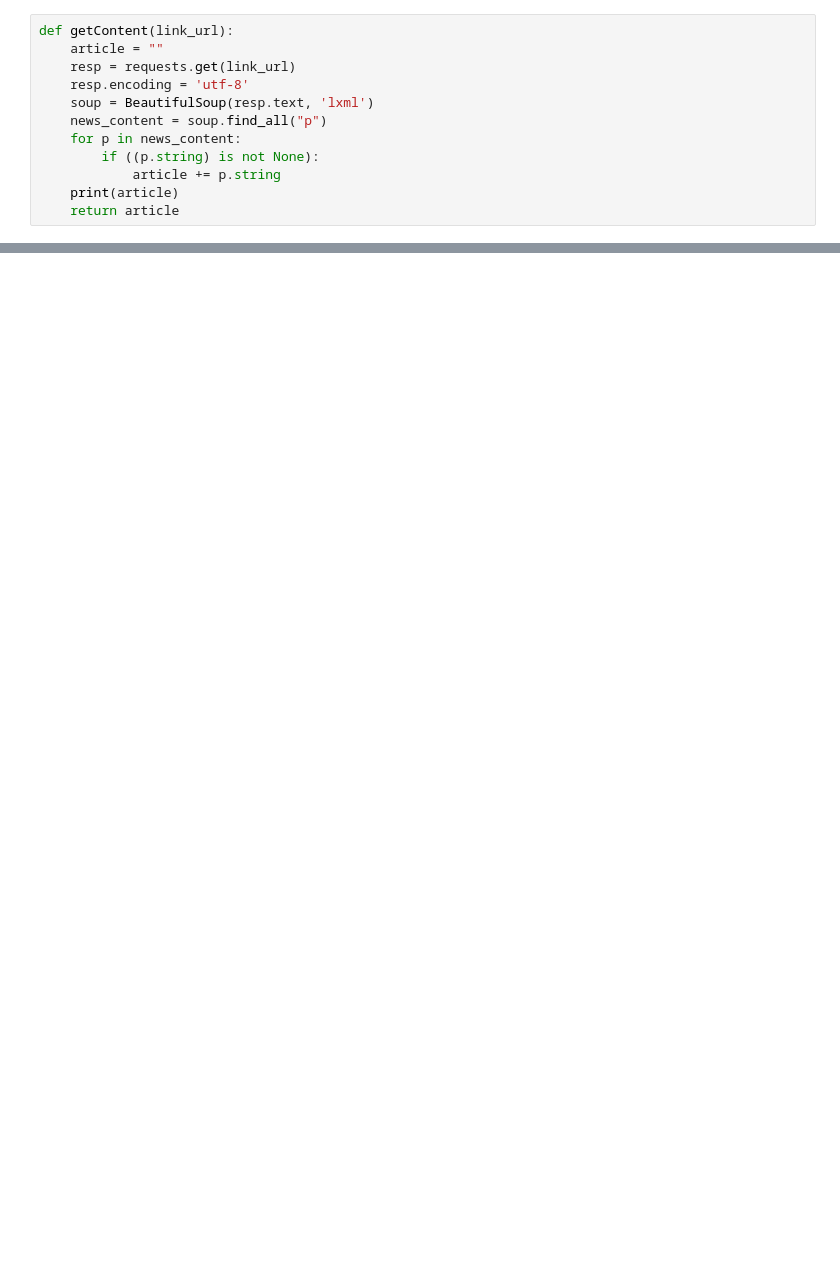
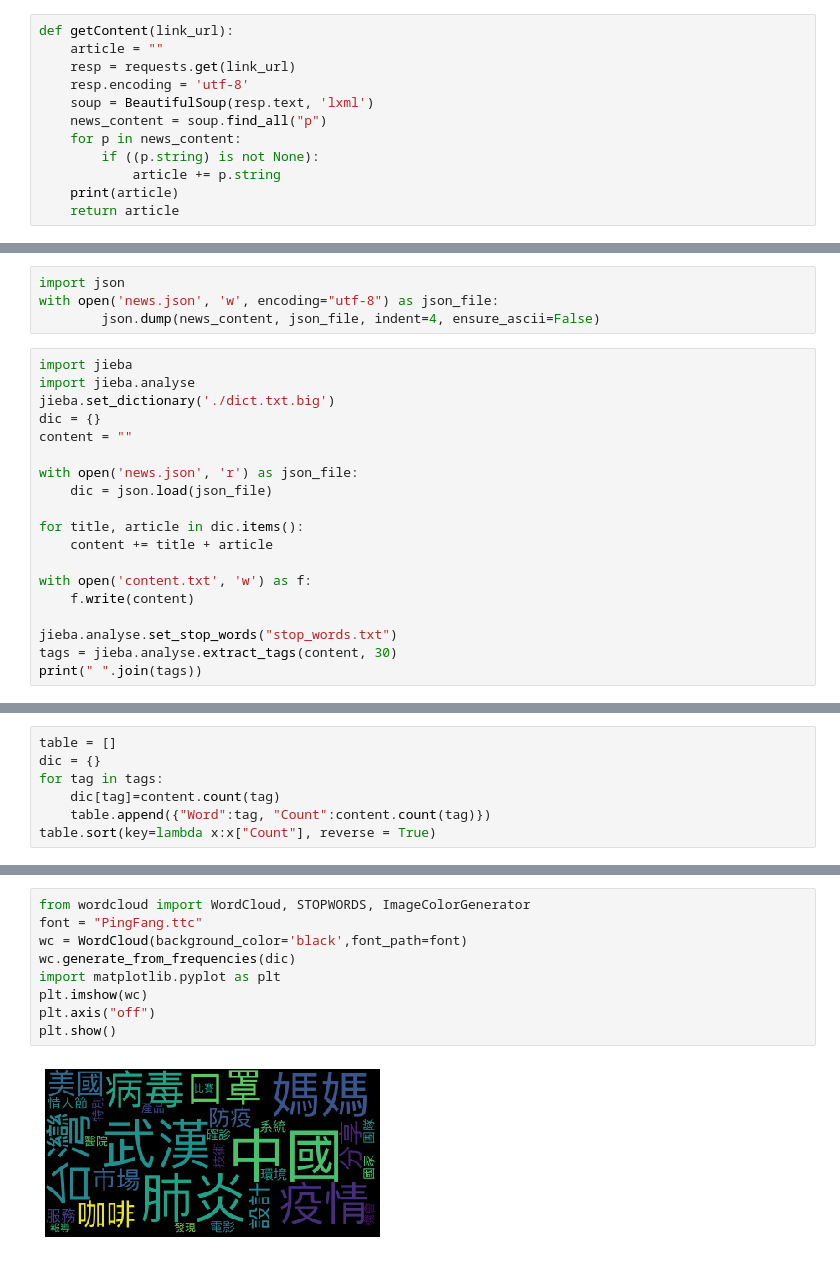
Before and after one commit to oliverhua/1st-PyCrawlerMarathon, a Jupyter notebook: CUPOY/cupoy.ipynb, the cells around one changed output, grey strips where cells are left out. Saved outputs shown, nothing was run; the diff lists cells and outputs as text; blank space fills up the shorter version.

```diff
--- a/CUPOY/cupoy.ipynb
+++ b/CUPOY/cupoy.ipynb
@@ -112,0 +110,23 @@ KeyError: 1
+# %%
+import json
+with open('news.json', 'w', encoding="utf-8") as json_file:
+        json.dump(news_content, json_file, indent=4, ensure_ascii=False)
+# %%
+import jieba
+import jieba.analyse
+jieba.set_dictionary('./dict.txt.big')
+dic = {}
+content = ""
+
+with open('news.json', 'r') as json_file:
+    dic = json.load(json_file)
+
+for title, article in dic.items():
+    content += title + article
+
+with open('content.txt', 'w') as f:
+    f.write(content)
+
+jieba.analyse.set_stop_words("stop_words.txt")
+tags = jieba.analyse.extract_tags(content, 30)
+print(" ".join(tags))
@@ -112,0 +139,7 @@ KeyError: 1
+# %%
+table = []
+dic = {}
+for tag in tags:
+    dic[tag]=content.count(tag)
+    table.append({"Word":tag, "Count":content.count(tag)})
+table.sort(key=lambda x:x["Count"], reverse = True)
@@ -112,0 +169,11 @@ KeyError: 1
+# %%
+from wordcloud import WordCloud, STOPWORDS, ImageColorGenerator
+font = "PingFang.ttc"
+wc = WordCloud(background_color='black',font_path=font)
+wc.generate_from_frequencies(dic)
+import matplotlib.pyplot as plt
+plt.imshow(wc)
+plt.axis("off")
+plt.show()
+# %% [output]
+[figure, added]
```
Also changed, not shown: parts of 8 cells of this notebook, 7 other files.
